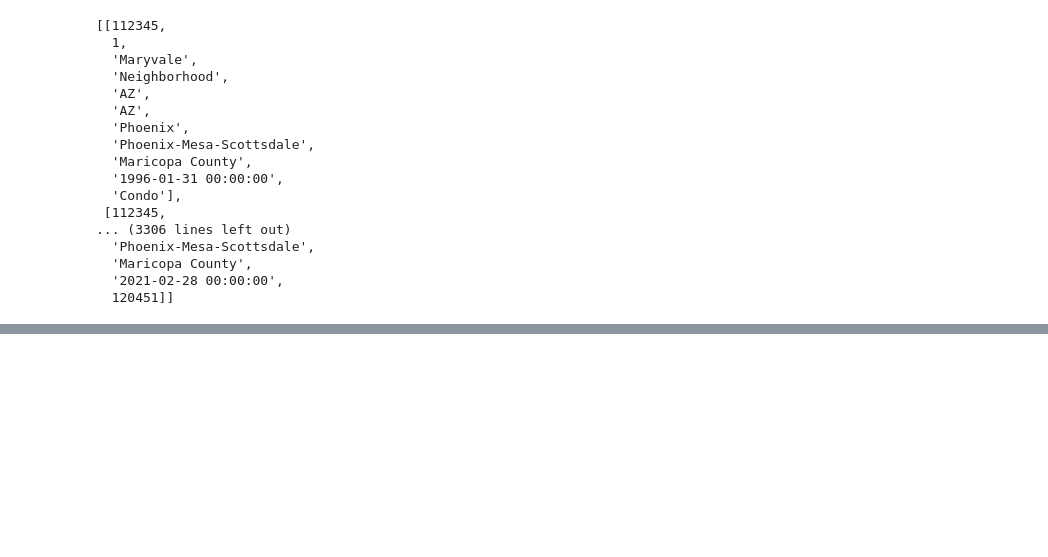
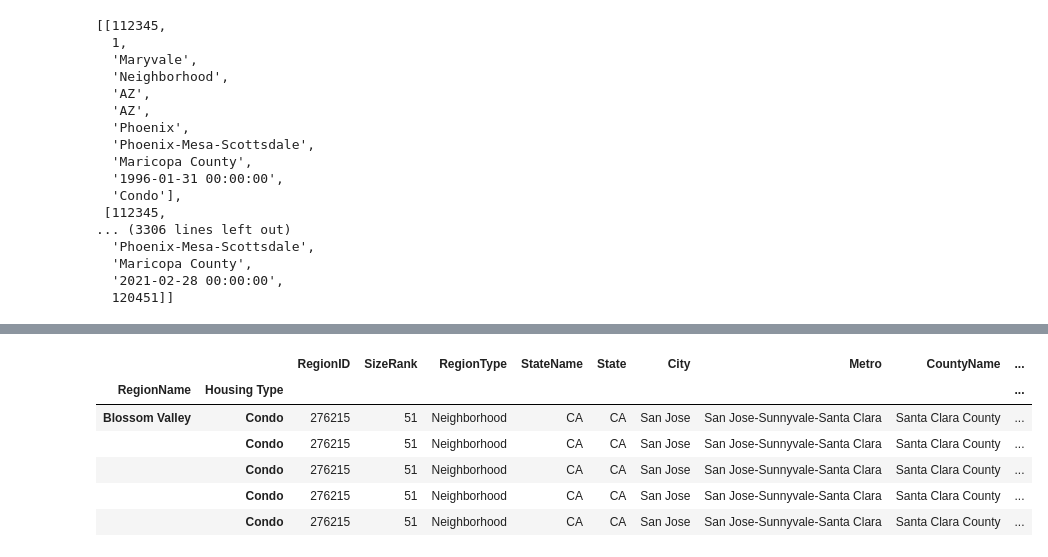
Before and after one commit to michael-brittlebank/digital-builder-capstone, a Jupyter notebook: main.ipynb, the cells around one changed output, grey strips where cells are left out. Saved outputs shown, nothing was run; the diff lists cells and outputs as text; code cells hidden in the pictures; blank space fills up the shorter version.

```diff
--- a/main.ipynb
+++ b/main.ipynb
@@ -719,0 +718,36 @@ df2.plot()
+# %%
+import locale
+locale.setlocale( locale.LC_ALL, '')
+
+def percent_formatter(value):
+    return "{:.2f}%".format(value)
+
+def currency_formatter(value):
+    return "${}".format(locale.format_string('%d', value, True))
+
+def currency_unformatter(value):
+    return locale.atof(value.strip("$"))
+
+# home appreciation formula
+def get_home_appreciation_percentage_per_year(initial_value, final_value, years):
+    # https://goodcalculators.com/home-appreciation-calculator/
+    final_value = currency_unformatter(final_value)
+    initial_value = currency_unformatter(initial_value)
+    years = float(years)
+    return (((final_value/initial_value)**(1/years))-1)*100
+
+
+default_groupby = ["RegionName", "Housing Type"]
+
+df3 = df1.copy(deep=True)
+df3 = df3.set_index(default_groupby)
+
+df3.tail()
+# %% [output]
+|  |  | RegionID | SizeRank | RegionType | StateName | State | City | Metro | CountyName | ... |
+| RegionName | Housing Type |  |  |  |  |  |  |  |  | ... |
+| Blossom Valley | Condo | 276215 | 51 | Neighborhood | CA | CA | San Jose | San Jose-Sunnyvale-Santa Clara | Santa Clara County | ... |
+|  | Condo | 276215 | 51 | Neighborhood | CA | CA | San Jose | San Jose-Sunnyvale-Santa Clara | Santa Clara County | ... |
+|  | Condo | 276215 | 51 | Neighborhood | CA | CA | San Jose | San Jose-Sunnyvale-Santa Clara | Santa Clara County | ... |
+|  | Condo | 276215 | 51 | Neighborhood | CA | CA | San Jose | San Jose-Sunnyvale-Santa Clara | Santa Clara County | ... |
+|  | Condo | 276215 | 51 | Neighborhood | CA | CA | San Jose | San Jose-Sunnyvale-Santa Clara | Santa Clara County | ... |
```
Also changed, not shown: parts of 5 cells of this notebook, 3 other files.
